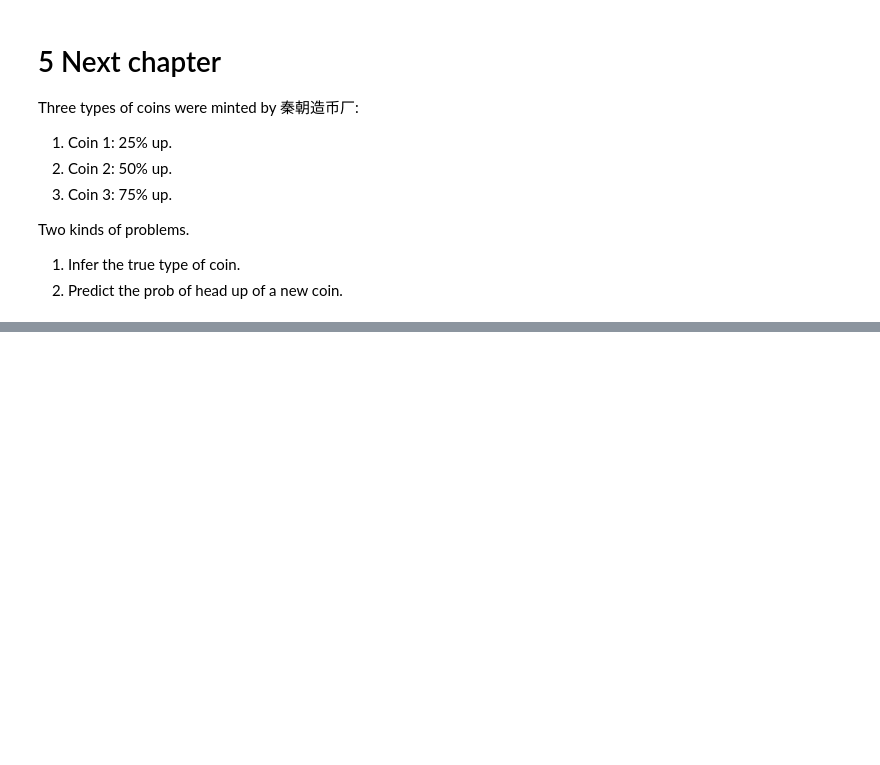
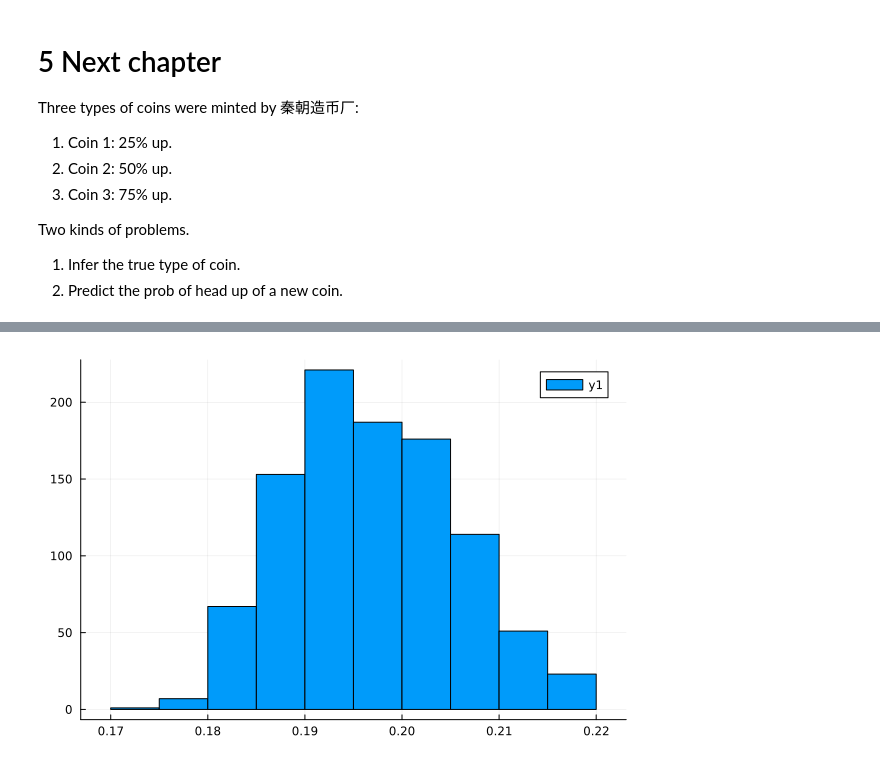
Before and after one commit to polyactis/julia-prob-programming, a Jupyter notebook: Turing-Quickstart-Beta-Bernoulli.ipynb, the cells around one changed output, grey strips where cells are left out. Cells and saved outputs as stored; diff of their text form; code cells hidden in the pictures; blank space fills up the shorter version.

```diff
--- a/Turing-Quickstart-Beta-Bernoulli.ipynb
+++ b/Turing-Quickstart-Beta-Bernoulli.ipynb
@@ -411,0 +462,4 @@ histogram(chains[:p])
+# %%
+histogram(chain_with_gamma_and_beta_prior[:p])
+# %% [output]
+[figure, added]
```
Also changed, not shown: parts of 13 cells of this notebook, 2 other files.
